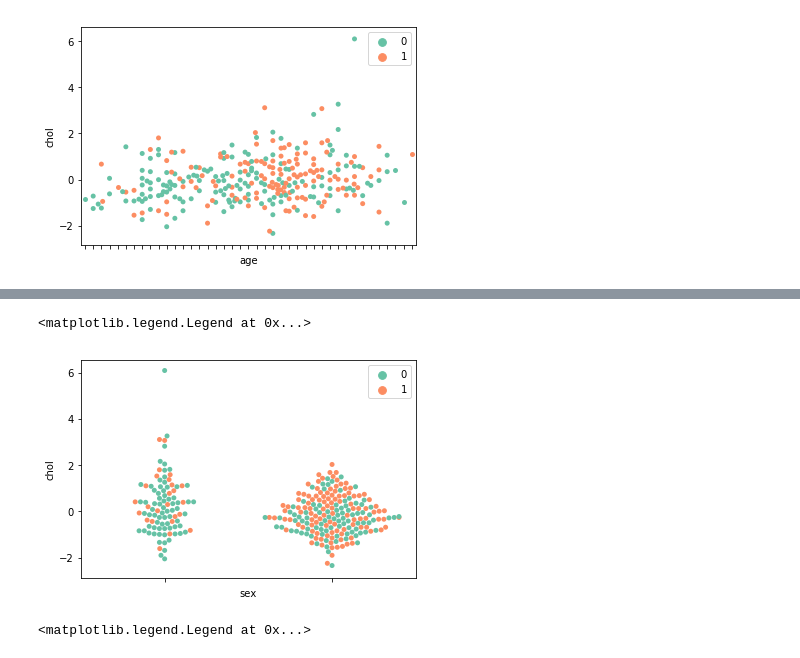
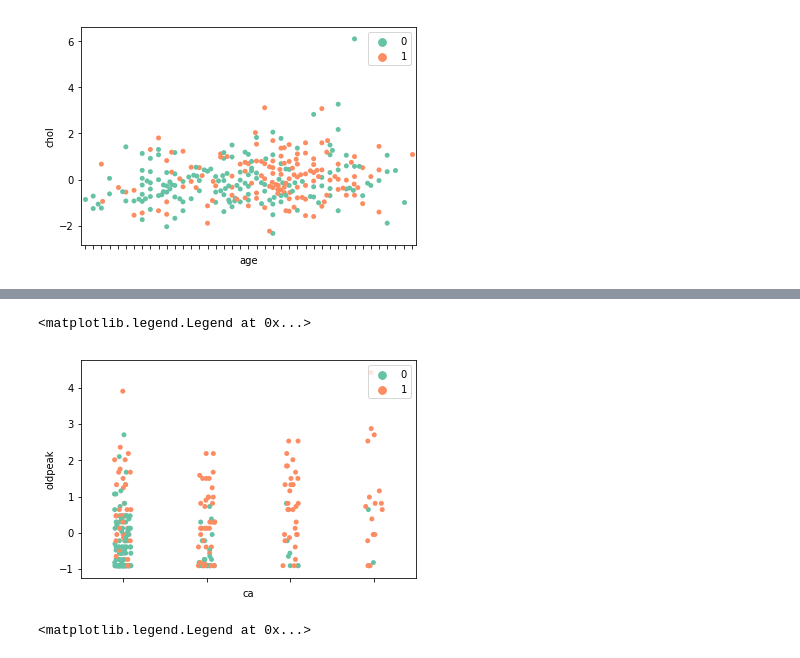
Before and after one commit to ekiMGlz/AplicadaIII, a Jupyter notebook: Final/Trabajo final.ipynb, the cells around one changed output, grey strips where cells are left out. Saved outputs shown, nothing was run; the diff lists cells and outputs as text; code cells hidden in the pictures.

```diff
--- a/Final/Trabajo final.ipynb
+++ b/Final/Trabajo final.ipynb
@@ -233,10 +236,10 @@ swarmPlot.legend(loc='upper right')
 # %%
-swarmPlot = sns.swarmplot(x = 'sex', y = 'chol', data=processed_data, hue='diagnosis', palette='Set2')
+swarmPlot = sns.stripplot(x = 'ca', y = 'oldpeak', data=processed_data, hue='diagnosis', palette='Set2')
 swarmPlot.set(xticklabels=[])
 swarmPlot.legend(loc='upper right')
 # %% [output]
 <matplotlib.legend.Legend at 0x...>
-[figure, old version]
+[figure, new version]
 # %%
 swarmPlot = sns.swarmplot(x = 'oldpeak', y = 'age', data=processed_data, hue='diagnosis', palette='Set2')
 swarmPlot.set(xticklabels=[])
```
Also changed, not shown: parts of 8 cells of this notebook.
